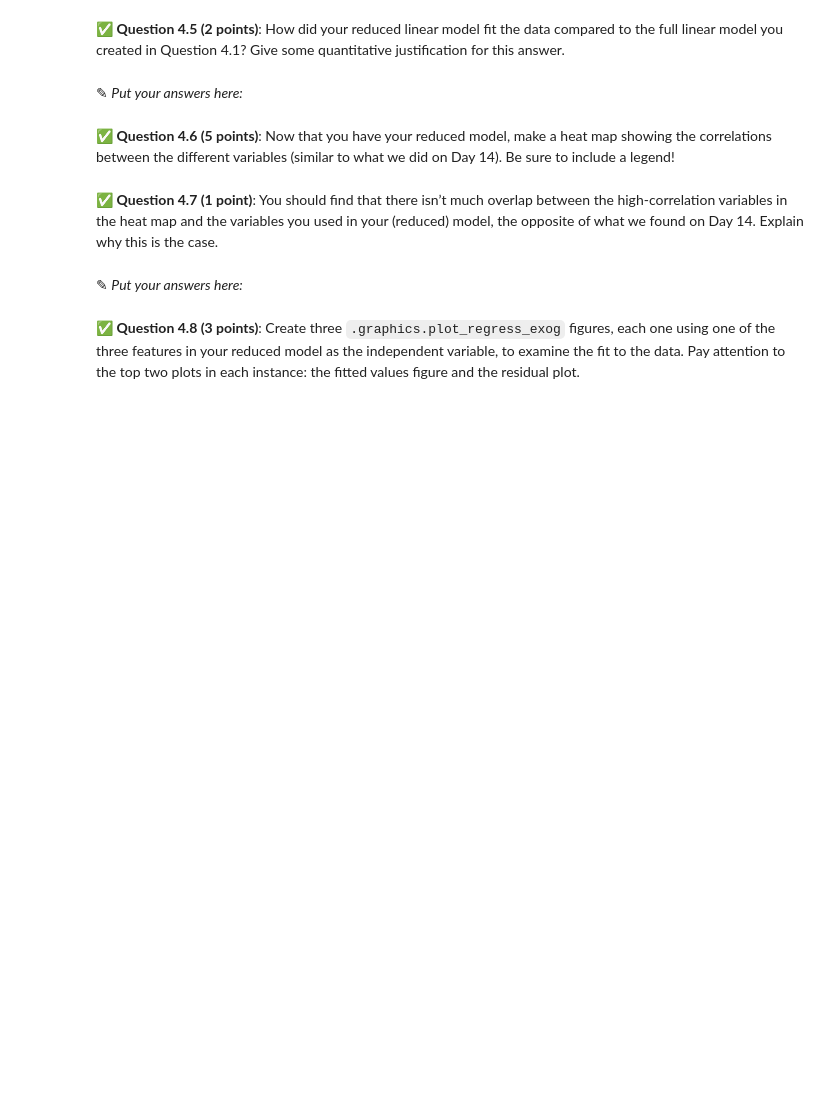
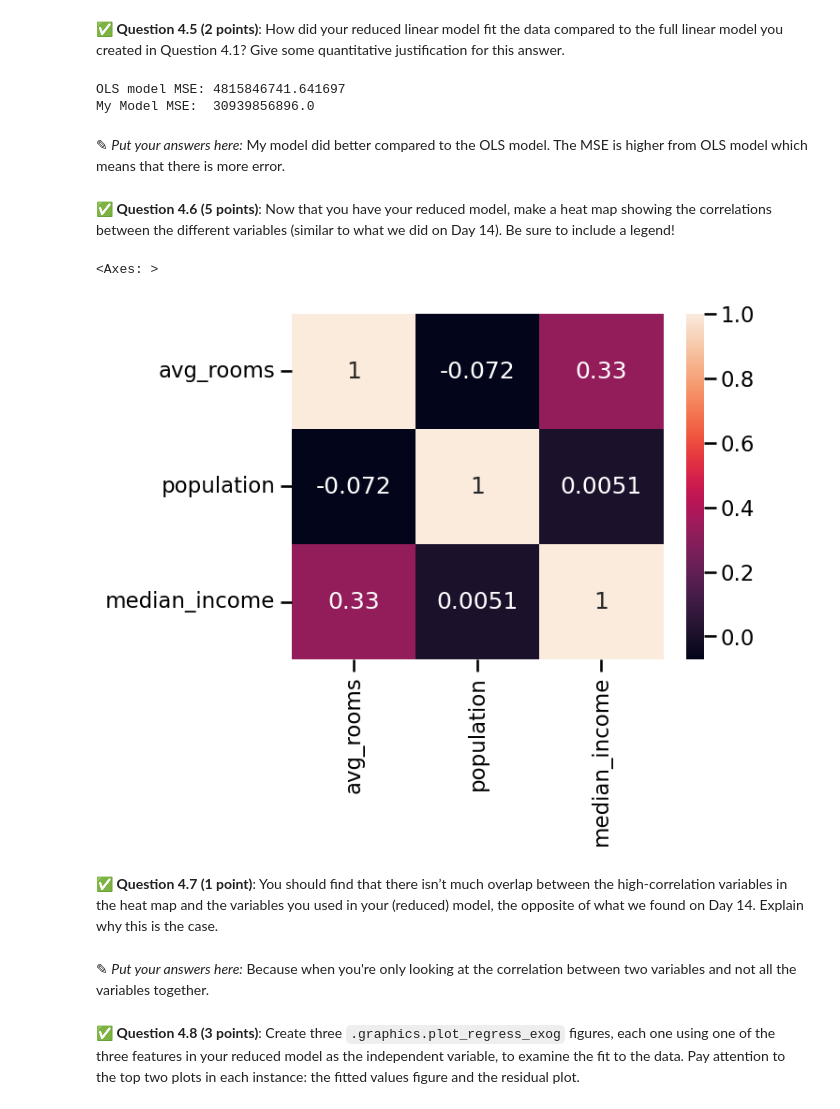
Before and after one commit to JustinTrannn/CMSE202-f25-turnin, a Jupyter notebook: hw-03/HW-03_Regression-F25-STUDENT.ipynb, the cells around one changed output. Drawn from its saved outputs; the diff is of its cells as text; code cells hidden in the pictures; blank space fills up the shorter version.

```diff
--- a/hw-03/HW-03_Regression-F25-STUDENT.ipynb
+++ b/hw-03/HW-03_Regression-F25-STUDENT.ipynb
@@ -352,14 +467,26 @@ Multicollinearity is a statistical phenomenon where some of the features in a mo
 # %% [markdown]
 &#9989;  **Question 4.5 (2 points)**: How did your reduced linear model fit the data compared to the full linear model you created in Question 4.1? Give some quantitative justification for this answer.
+# %%
+# Asked ChatGPT how to get MSE from OLS model
+mse_train = results.mse_resid
+print(f"OLS model MSE: {mse_train}\nMy Model MSE:  {test_loss}")
+# %% [output]
+OLS model MSE: 4815846741.641697
+My Model MSE:  30939856896.0
 # %% [markdown]
 <font size=+3>&#9998;</font> _Put your answers here:_
+My model did better compared to the OLS model. The MSE is higher from OLS model which means that there is more error.
 # %% [markdown]
 &#9989;  **Question 4.6 (5 points)**: Now that you have your reduced model, make a heat map showing the correlations between the different variables (similar to what we did on Day 14). Be sure to include a legend!
 # %%
 # Put your code here.
+sns.heatmap(df[['avg_rooms', 'population', 'median_income']].corr(), annot=True)
+# %% [output]
+<Axes: >
+[figure, added]
 # %% [markdown]
 &#9989;  **Question 4.7 (1 point)**: You should find that there isn’t much overlap between the high-correlation variables in the heat map and the variables you used in your (reduced)  model, the opposite of what we found on Day 14. Explain why this is the case.
 # %% [markdown]
-<font size=+3>&#9998;</font> _Put your answers here:_
+<font size=+3>&#9998;</font> _Put your answers here:_ Because when you're only looking at the correlation between two variables and not all the variables together.
 # %% [markdown]
 &#9989;  **Question 4.8 (3 points)**: Create three `.graphics.plot_regress_exog` figures, each one using one of the three features in your reduced model as the independent variable, to examine the fit to the data. Pay attention to the top two plots in each instance: the fitted values figure and the residual plot.
```
Also changed, not shown: parts of 11 cells of this notebook.
